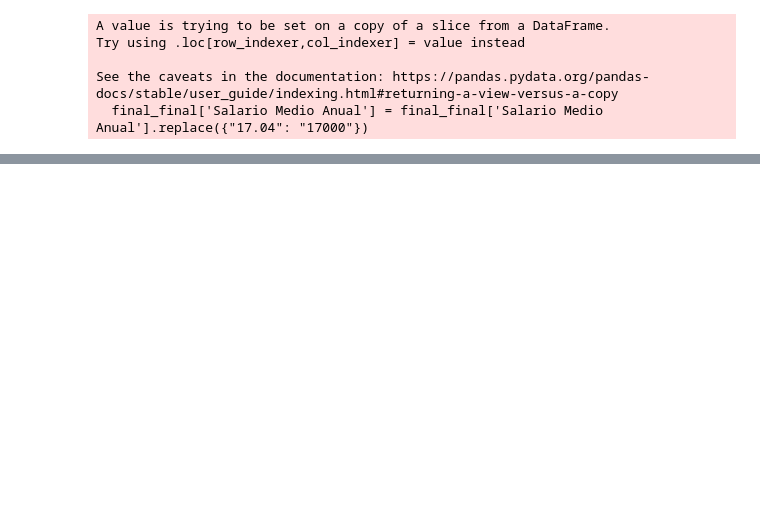
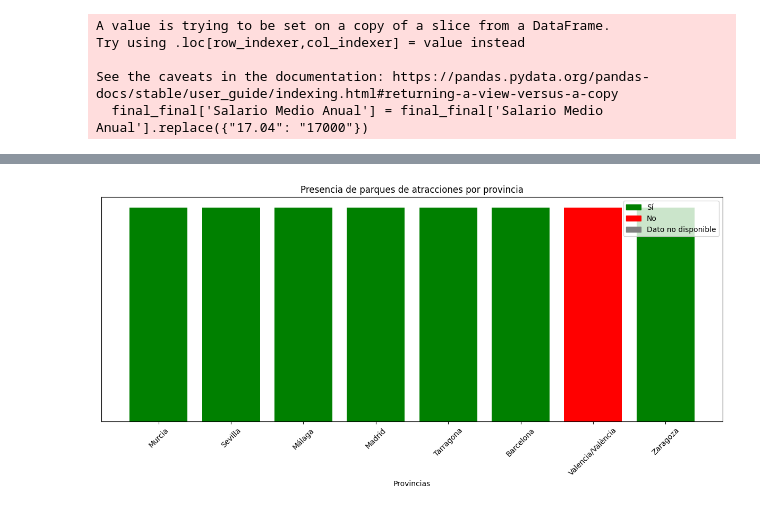
Before and after one commit to Noelia0708/Creacion-Parque-Atracciones, a Jupyter notebook: Proyecto_Parque_Atracciones.ipynb, the cells around one changed output, grey strips where cells are left out. Saved outputs shown, nothing was run; the diff lists cells and outputs as text; code cells hidden in the pictures; blank space fills up the shorter version.

```diff
--- a/Proyecto_Parque_Atracciones.ipynb
+++ b/Proyecto_Parque_Atracciones.ipynb
@@ -353,0 +517,32 @@ top_20_salarios
+# %%
+import pandas as pd
+import matplotlib.pyplot as plt
+
+# Supongamos que df es tu DataFrame con las columnas 'Provincias' y 'Tiene parque de atracciones?'
+
+# Mapear valores para colores
+color_map = {'Sí': 'green', 'No': 'red'}
+# Para valores NaN o cualquier otro, asignamos otro color (gris)
+colores = edad_media_baja['Tiene parque de atracciones?'].map(color_map).fillna('gray')
+
+plt.figure(figsize=(12,6))
+bars = plt.bar(edad_media_baja['Provincias'], height=1, color=colores)
+
+plt.xlabel('Provincias')
+plt.title('Presencia de parques de atracciones por provincia')
+plt.xticks(rotation=45)
+
+# Añadir leyenda personalizada
+import matplotlib.patches as mpatches
+leyenda = [mpatches.Patch(color='green', label='Sí'),
+           mpatches.Patch(color='red', label='No'),
+           mpatches.Patch(color='gray', label='Dato no disponible')]
+plt.legend(handles=leyenda)
+
+# Quitamos el eje y porque solo es presencia/ausencia
+plt.yticks([])
+
+plt.tight_layout()
+plt.show()
+# %% [output]
+[figure, added]
```
Also changed, not shown: parts of 18 cells of this notebook, 2 other files.
